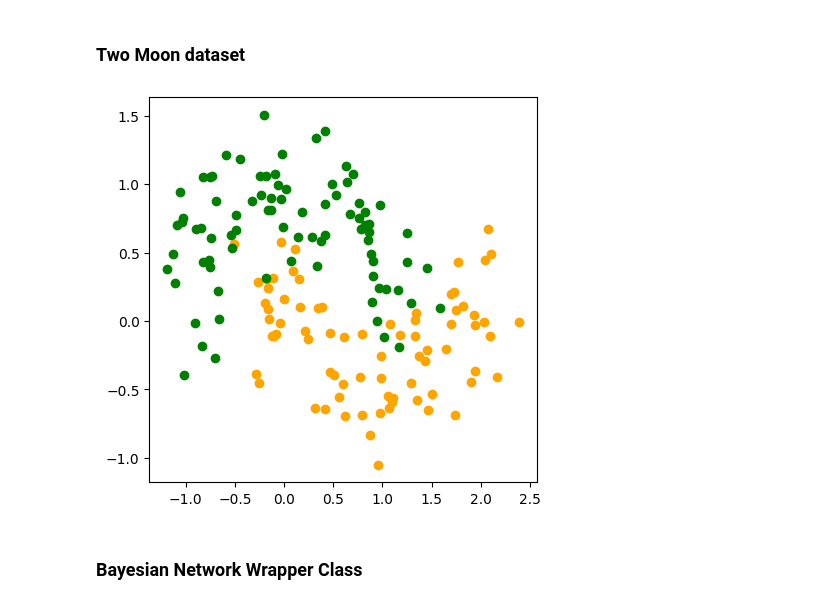
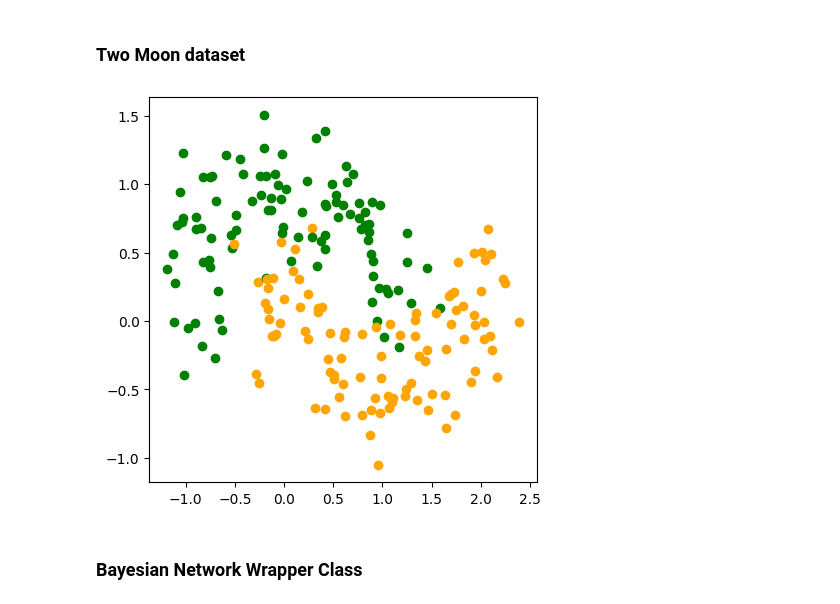
Before and after one commit to LeonY117/Bayes-Stochastic-Depth, a Jupyter notebook: notebooks/two_moon.ipynb, the cells around one changed output. Drawn from its saved outputs; the diff is of its cells as text; code cells hidden in the pictures.

```diff
--- a/notebooks/two_moon.ipynb
+++ b/notebooks/two_moon.ipynb
@@ -20,32 +20,32 @@ from typing import List, Tuple
 # %%
 def split_dataset(X, Y, train_ratio=0.8):
     n = len(X)
     n_train = int(n * train_ratio)
     indices = torch.randperm(n)
     train_indices, test_indices = indices[:n_train], indices[n_train:]
     X_train, Y_train = X[train_indices], Y[train_indices]
     X_test, Y_test = X[test_indices], Y[test_indices]
 
     return X_train, Y_train, X_test, Y_test
 
 
 def plot_two_moons(X, Y):
     plt.figure(figsize=(5, 5))
     for i in range(len(X)):
         plt.scatter(X[i, 0], X[i, 1], c="orange" if Y[i] == 1 else "green")
 
     # plt.axis("off")
 
 
 X, Y = make_moons(n_samples=200, shuffle=True, noise=0.25, random_state=1)
 X, Y = torch.tensor(X, dtype=torch.float32), torch.tensor(Y, dtype=torch.float32)
 # X = nn.functional.normalize(X, dim=0)
 
-X_train, Y_train, X_test, Y_test = split_dataset(X, Y, 0.8)
+# X_train, Y_train, X_test, Y_test = split_dataset(X, Y, 0.8)
 
-plot_two_moons(X_train, Y_train)
+plot_two_moons(X, Y)
 # %% [output]
-[figure, old version]
+[figure, new version]
 # %% [markdown]
 ### Bayesian Network Wrapper Class
 # %%
```
Also changed, not shown: parts of 10 cells of this notebook.
